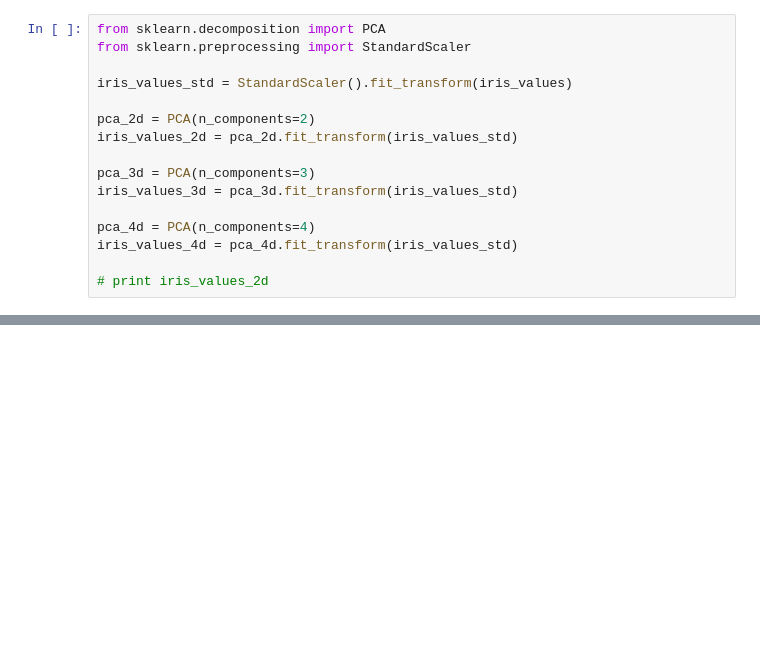
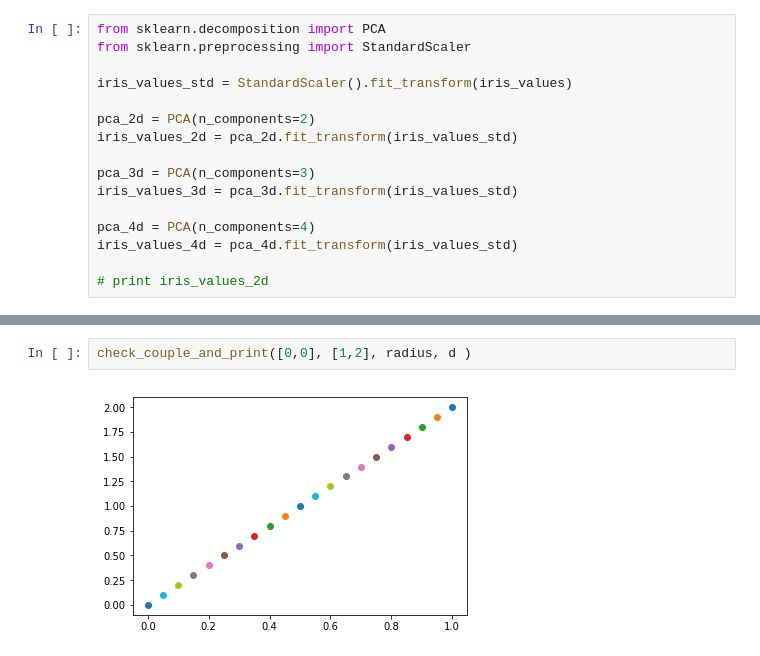
Before and after one commit to lucacrm/fuzzysets, a Jupyter notebook: support-vector-clustering-iris.ipynb, the cells around one changed output, grey strips where cells are left out. Cells and saved outputs as stored; diff of their text form; blank space fills up the shorter version.

```diff
--- a/support-vector-clustering-iris.ipynb
+++ b/support-vector-clustering-iris.ipynb
@@ -317,0 +303,4 @@ list(nx.connected_components(G))
+# %%
+check_couple_and_print([0,0], [1,2], radius, d )
+# %% [output]
+[figure, added]
```
Also changed, not shown: parts of 21 cells of this notebook.
